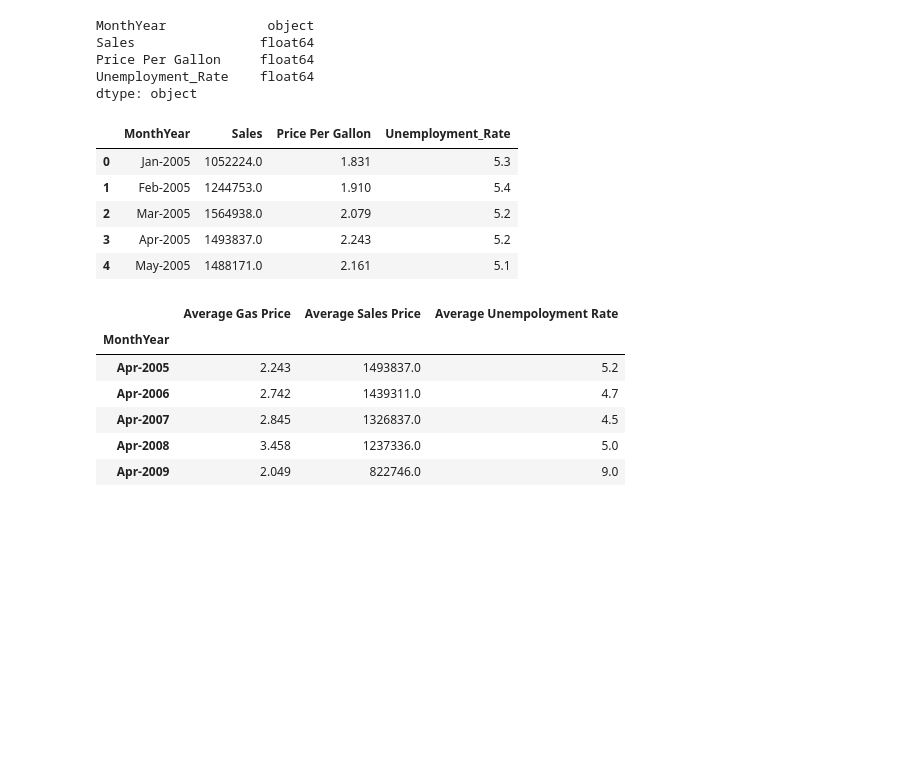
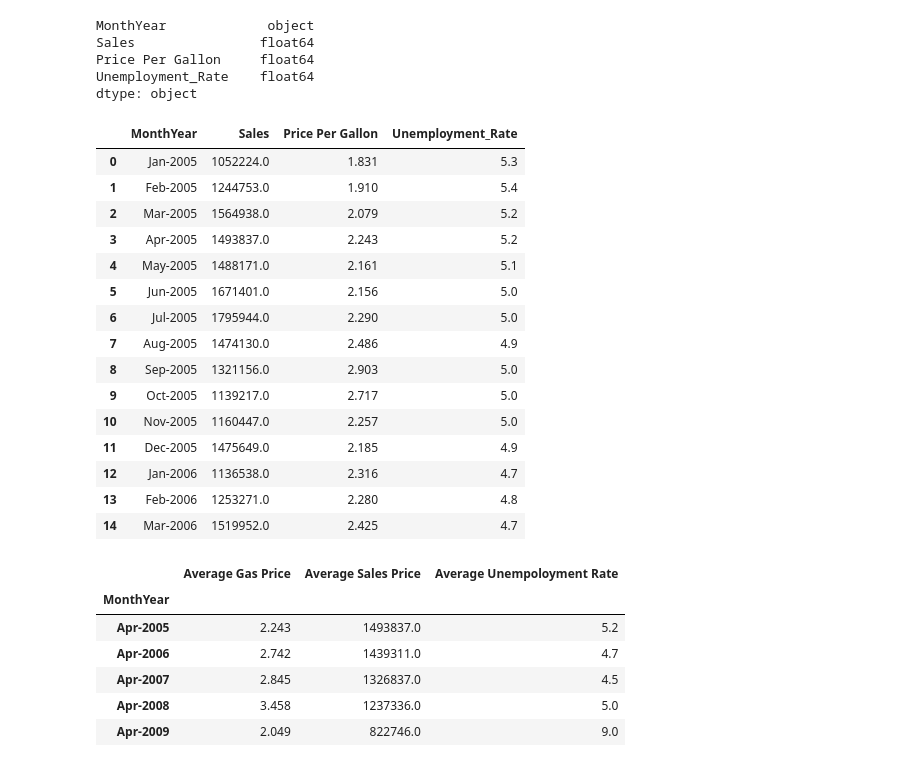
Before and after one commit to michelleherman13/auto-sales, a Jupyter notebook: data/Scatter_plots.ipynb, the cells around one changed output. Drawn from its saved outputs; the diff is of its cells as text; code cells hidden in the pictures; blank space fills up the shorter version.

```diff
--- a/data/Scatter_plots.ipynb
+++ b/data/Scatter_plots.ipynb
@@ -234,14 +234,24 @@ Price Per Gallon     float64
 Unemployment_Rate    float64
 dtype: object
 # %%
-final_df.head()
+final_df.head(15)
 # %% [output]
 |  | MonthYear | Sales | Price Per Gallon | Unemployment_Rate |
 | 0 | Jan-2005 | 1052224.0 | 1.831 | 5.3 |
 | 1 | Feb-2005 | 1244753.0 | 1.910 | 5.4 |
 | 2 | Mar-2005 | 1564938.0 | 2.079 | 5.2 |
 | 3 | Apr-2005 | 1493837.0 | 2.243 | 5.2 |
 | 4 | May-2005 | 1488171.0 | 2.161 | 5.1 |
+| 5 | Jun-2005 | 1671401.0 | 2.156 | 5.0 |
+| 6 | Jul-2005 | 1795944.0 | 2.290 | 5.0 |
+| 7 | Aug-2005 | 1474130.0 | 2.486 | 4.9 |
+| 8 | Sep-2005 | 1321156.0 | 2.903 | 5.0 |
+| 9 | Oct-2005 | 1139217.0 | 2.717 | 5.0 |
+| 10 | Nov-2005 | 1160447.0 | 2.257 | 5.0 |
+| 11 | Dec-2005 | 1475649.0 | 2.185 | 4.9 |
+| 12 | Jan-2006 | 1136538.0 | 2.316 | 4.7 |
+| 13 | Feb-2006 | 1253271.0 | 2.280 | 4.8 |
+| 14 | Mar-2006 | 1519952.0 | 2.425 | 4.7 |
 # %%
 #Calculation of averages for gas price averages, auto sales averages, and unemployment
 
```
Also changed, not shown: 3 other files.
